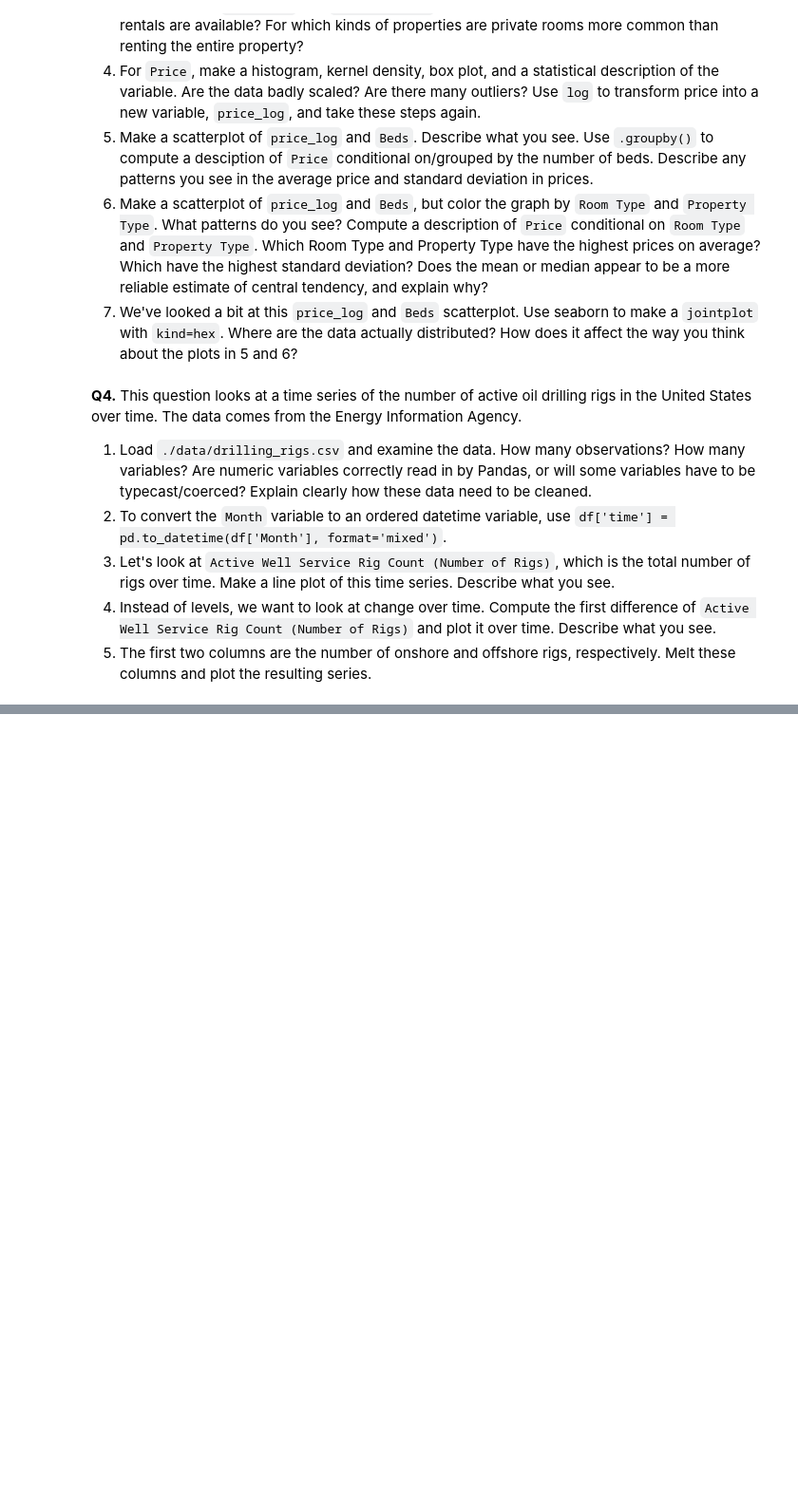
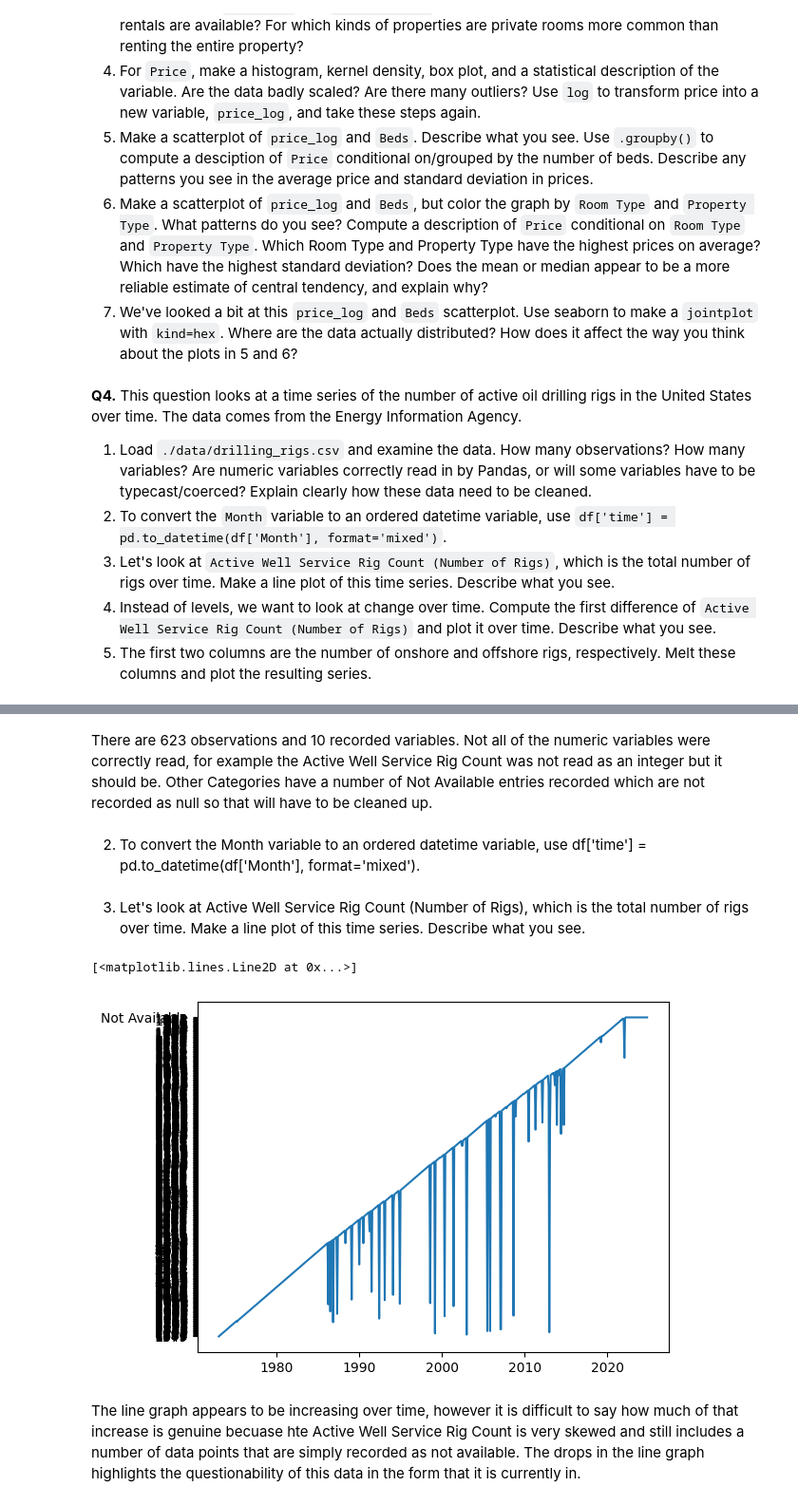
Before and after one commit to aileenkent/EDA., a Jupyter notebook: assignment/assignment.ipynb, the cells around one changed output, grey strips where cells are left out. Shown at 95% size. Drawn from its saved outputs; the diff is of its cells as text; code cells hidden in the pictures; blank space fills up the shorter version.

```diff
--- a/assignment/assignment.ipynb
+++ b/assignment/assignment.ipynb
@@ -267,0 +275,3 @@ dtype: int64
+# %%
+drilling_rigs = pd.read_csv('drilling_rigs.csv')
+drilling_rigs.head()
@@ -267,0 +305,15 @@ dtype: int64
+# %% [markdown]
+There are 623 observations and 10 recorded variables. Not all of the numeric variables were correctly read, for example the Active Well Service Rig Count was not read as an integer but it should be. Other Categories have a number of Not Available entries recorded which are not recorded as null so that will have to be cleaned up.
+# %% [markdown]
+2. To convert the Month variable to an ordered datetime variable, use df['time'] = pd.to_datetime(df['Month'], format='mixed').
+# %%
+drilling_rigs['time'] = pd.to_datetime(drilling_rigs['Month'], format='mixed')
+# %% [markdown]
+3. Let's look at Active Well Service Rig Count (Number of Rigs), which is the total number of rigs over time. Make a line plot of this time series. Describe what you see.
+# %%
+plt.plot(drilling_rigs['time'],drilling_rigs['Active Well Service Rig Count (Number of Rigs)'])
+# %% [output]
+[<matplotlib.lines.Line2D at 0x...>]
+[figure, added]
+# %% [markdown]
+The line graph appears to be increasing over time, however it is difficult to say how much of that increase is genuine becuase hte Active Well Service Rig Count is very skewed and still includes a number of data points that are simply recorded as not available. The drops in the line graph highlights the questionability of this data in the form that it is currently in.
```
Also changed, not shown: parts of 14 cells of this notebook.
